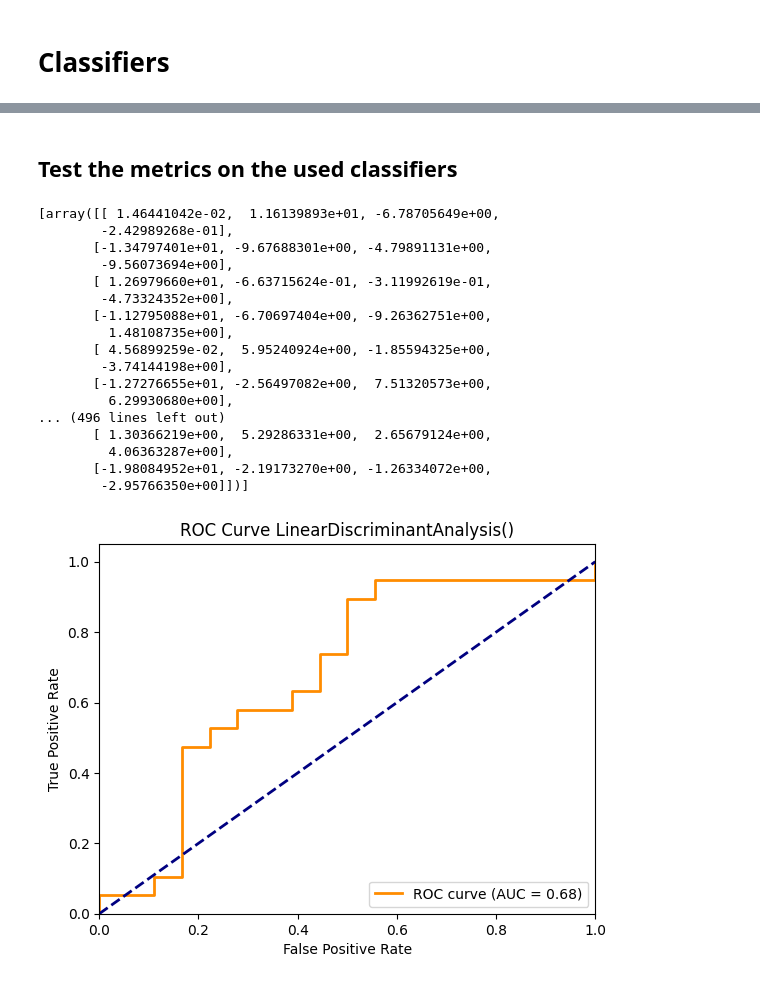
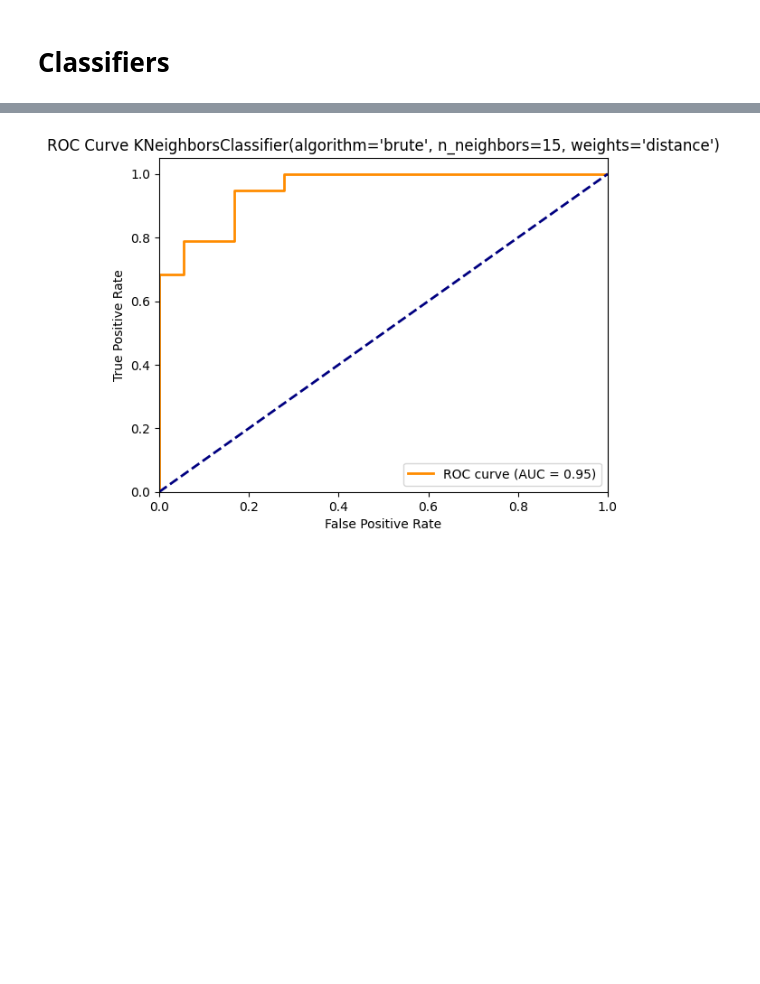
Before and after one commit to folkertj00/liver_learning, a Jupyter notebook: assignment.ipynb, the cells around one changed output, grey strips where cells are left out. Drawn from its saved outputs; the diff is of its cells as text; code cells hidden in the pictures; blank space fills up the shorter version.

```diff
--- a/assignment.ipynb
+++ b/assignment.ipynb
@@ -416,13 +461,6 @@ print("Ridge Model Score:", ridge_score)
 # %%
-from sklearn.ensemble import RandomForestRegressor
-from sklearn.metrics import r2_score, mean_absolute_error, mean_squared_error
-from sklearn.model_selection import cross_val_predict
-from mlxtend.feature_selection import SequentialFeatureSelector
-import matplotlib.pyplot as plt
-import pandas as pd
-
 # Sequential Forward Selection (SFS)
-sfs = SequentialFeatureSelector(
+sfs = SFS(
     RandomForestRegressor(),
     k_features=(1, 6),  # Selecting the number of best features
     forward=True,
@@ -693,7 +709,7 @@ for clf in clsfs:
     ax = fig.add_subplot(3, 3, num + 1)
     ax.scatter(Xs[:, 0], Xs[:, 1], marker='o', c=Ys,
             s=25, edgecolor='k', cmap=plt.cm.Paired)
-    colorplot(clf, ax, Xs[:,0], Xs[:,1])
+    # colorplot(clf, ax, Xs[:,0], Xs[:,1])
     # Add overlay through colorplot function
     t=(f"{clf}, Misclass: %d / %d" % ((Ys!=y_pred).sum(), Xs.shape[0]))
     ax.set_title(t)
@@ -707 +1015,5 @@ for clf in clsfs:
+# %%
+knn_test = KNeighborsClassifier(algorithm='brute', n_neighbors=15, p=2, weights='distance')
+svmpoly_test = SVC(kernel='poly', gamma='scale', C=4, coef0=1, degree=5)
+RF_test = RandomForestClassifier(max_depth=5, max_features=None, max_leaf_nodes=5, n_estimators=1)
 # %% [markdown]
@@ -1016,30 +1021,21 @@ ValueError: X has 2 features, but RandomForestClassifier is expecting 4 features
-# %% [markdown]
-## Test the metrics on the used classifiers
 # %%
-# import matplotlib.pyplot as plt
-# from sklearn.metrics import roc_curve, auc
+# clfs_testing = [LinearDiscriminantAnalysis(),QuadraticDiscriminantAnalysis(),GaussianNB(),
+        #  LogisticRegression(),SGDClassifier(),KNeighborsClassifier(),DecisionTreeClassifier()]
+clfs_testing = [knn_test,svmpoly_test,RF_test]
 
-df_data = pd.DataFrame(data)
-y_truth = df_data.iloc[:, :1]   # Classification Benign/Malignant
+# Use the correct input for what data to test on
+X_input = X_test_lasso
+Y_input = y_test_lasso
+X_testdata = list()
+Y_testdata = list()
 all_results={}
-
-# DEZE MOET AANGEPAST NAAR WELKE CLASSIFIERS WE WILLEN TESTEN, EN MET WELKE DATA
-# dit moeten alle gebruikte classifiers zijn
-clfs_testing = [LinearDiscriminantAnalysis(),QuadraticDiscriminantAnalysis(),GaussianNB(),
-         LogisticRegression(),SGDClassifier(),KNeighborsClassifier(),DecisionTreeClassifier()]
-
-# dit moet de juiste input zijn ipv de pca
-X_input = X_test_pca
-Y_input = y_test_list
-X_testdata = list() # dit moet de testdata zijn, met de goed gekozen features
-Y_testdata = list()
 for clf in clfs_testing:
-    clf.fit(X_input,Y_input)
     X_testdata.append(X_input)
     Y_testdata.append(Y_input)
-print(X_testdata)
+# print(X_testdata)
 
 for clf, X1, Y1 in zip(clfs_testing, X_testdata, Y_testdata):
+    clf.fit(X_train_lasso,y_train_lasso)
     y_pred=clf.predict(X1)
 
     if hasattr(clf, 'predict_proba'):
@@ -1049,56 +1045,34 @@ for clf, X1, Y1 in zip(clfs_testing, X_testdata, Y_testdata):
     else:
         y_score = y_pred
 
-    # The hasattr function checks whether an object, function or package has
-    # a certain attribute. This attribute can be a subfunction, or again an
-    # object or function, but also things like scalars or strings.
-
     auc_score=metrics.roc_auc_score(Y1, y_score)
     accuracy=metrics.accuracy_score(Y1, y_pred)
     F1=metrics.f1_score(Y1,y_pred)
     precision=metrics.precision_score(Y1,y_pred)
     recall=metrics.recall_score(Y1, y_pred)
-    # accuracy, AUC, f1score, precision, recall
     result = [auc_score,accuracy,F1,precision,recall]
     all_results[clf]=result
 
     # Calculate ROC curve
     fpr, tpr, thresholds = roc_curve(Y1, y_score)
 
     # Plot ROC curve
     plt.figure()
     plt.plot(fpr, tpr, color='darkorange', lw=2, label='ROC curve (AUC = %0.2f)' % auc_score)
     plt.plot([0, 1], [0, 1], color='navy', lw=2, linestyle='--')
     plt.xlim([0.0, 1.0])
     plt.ylim([0.0, 1.05])
     plt.xlabel('False Positive Rate')
     plt.ylabel('True Positive Rate')
     plt.title(f'ROC Curve {clf}')
     plt.legend(loc="lower right")
     plt.show()
 
 results_pd = pd.DataFrame(all_results)
 results_pd.index = ['auc','accuracy','F1','precision','recall']
 results_pd
-# ## transpose possible if we want the axes different
-# # results_trans=results_pd.transpose()
-# # results_trans
+## transpose possible if we want the axes different
+# results_trans=results_pd.transpose()
+# results_trans
 # %% [output]
-[array([[ 1.46441042e-02,  1.16139893e+01, -6.78705649e+00,
-        -2.42989268e-01],
-       [-1.34797401e+01, -9.67688301e+00, -4.79891131e+00,
-        -9.56073694e+00],
-       [ 1.26979660e+01, -6.63715624e-01, -3.11992619e-01,
-        -4.73324352e+00],
-       [-1.12795088e+01, -6.70697404e+00, -9.26362751e+00,
-         1.48108735e+00],
-       [ 4.56899259e-02,  5.95240924e+00, -1.85594325e+00,
-        -3.74144198e+00],
-       [-1.27276655e+01, -2.56497082e+00,  7.51320573e+00,
-         6.29930680e+00],
-... (496 lines left out)
-       [ 1.30366219e+00,  5.29286331e+00,  2.65679124e+00,
-         4.06363287e+00],
-       [-1.98084952e+01, -2.19173270e+00, -1.26334072e+00,
-        -2.95766350e+00]])]
-[figure, old version]
+[figure, new version]
```
Also changed, not shown: parts of 46 cells of this notebook.
